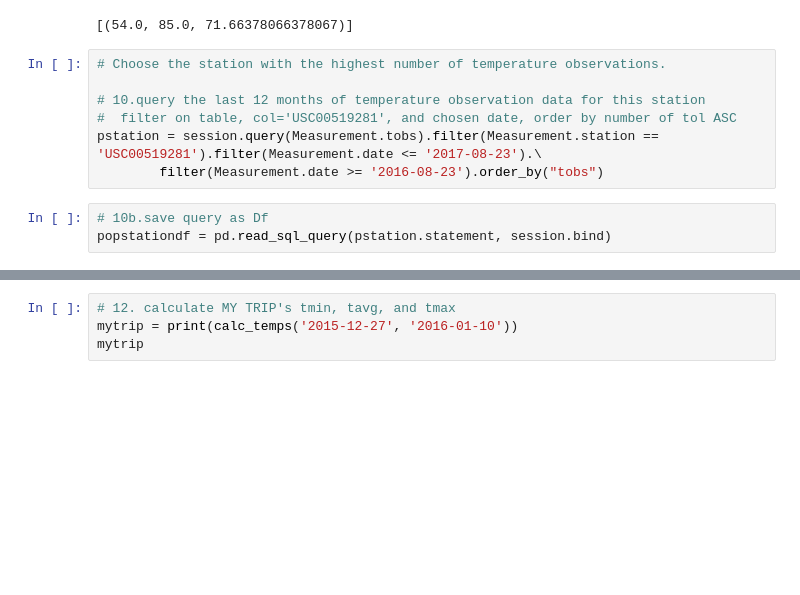
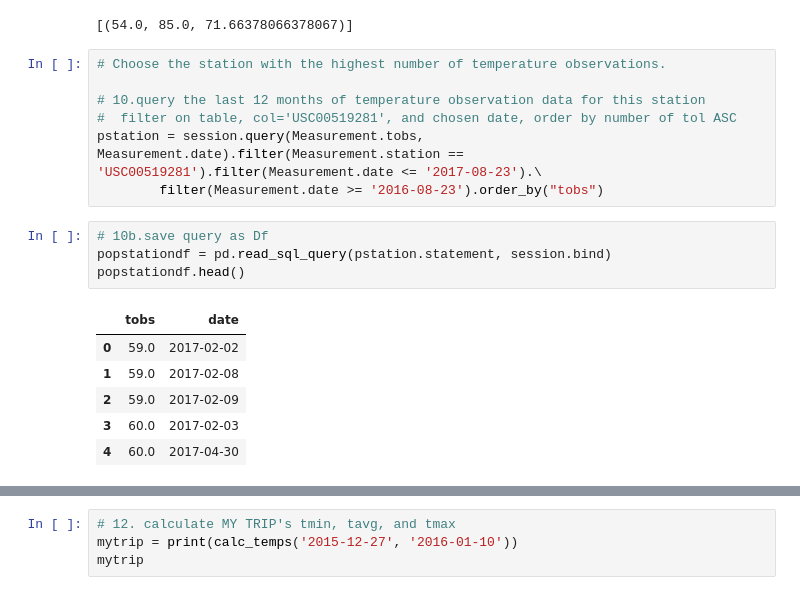
Before and after one commit to mjvillacresesn/Surfs-Up, a Jupyter notebook: climate_starter.ipynb, the cells around one changed output, grey strips where cells are left out. Cells and saved outputs as stored; diff of their text form; blank space fills up the shorter version.

```diff
--- a/climate_starter.ipynb
+++ b/climate_starter.ipynb
@@ -153,8 +170,16 @@ session.query(func.min(Measurement.tobs), func.max(Measurement.tobs), func.avg(M
 
 # 10.query the last 12 months of temperature observation data for this station
 #  filter on table, col='USC00519281', and chosen date, order by number of tol ASC
-pstation = session.query(Measurement.tobs).filter(Measurement.station == 'USC00519281').filter(Measurement.date <= '2017-08-23').\
+pstation = session.query(Measurement.tobs, Measurement.date).filter(Measurement.station == 'USC00519281').filter(Measurement.date <= '2017-08-23').\
         filter(Measurement.date >= '2016-08-23').order_by("tobs")
 # %%
 # 10b.save query as Df
 popstationdf = pd.read_sql_query(pstation.statement, session.bind)
+popstationdf.head()
+# %% [output]
+|  | tobs | date |
+| 0 | 59.0 | 2017-02-02 |
+| 1 | 59.0 | 2017-02-08 |
+| 2 | 59.0 | 2017-02-09 |
+| 3 | 60.0 | 2017-02-03 |
+| 4 | 60.0 | 2017-04-30 |
```
Also changed, not shown: parts of 26 cells of this notebook.
